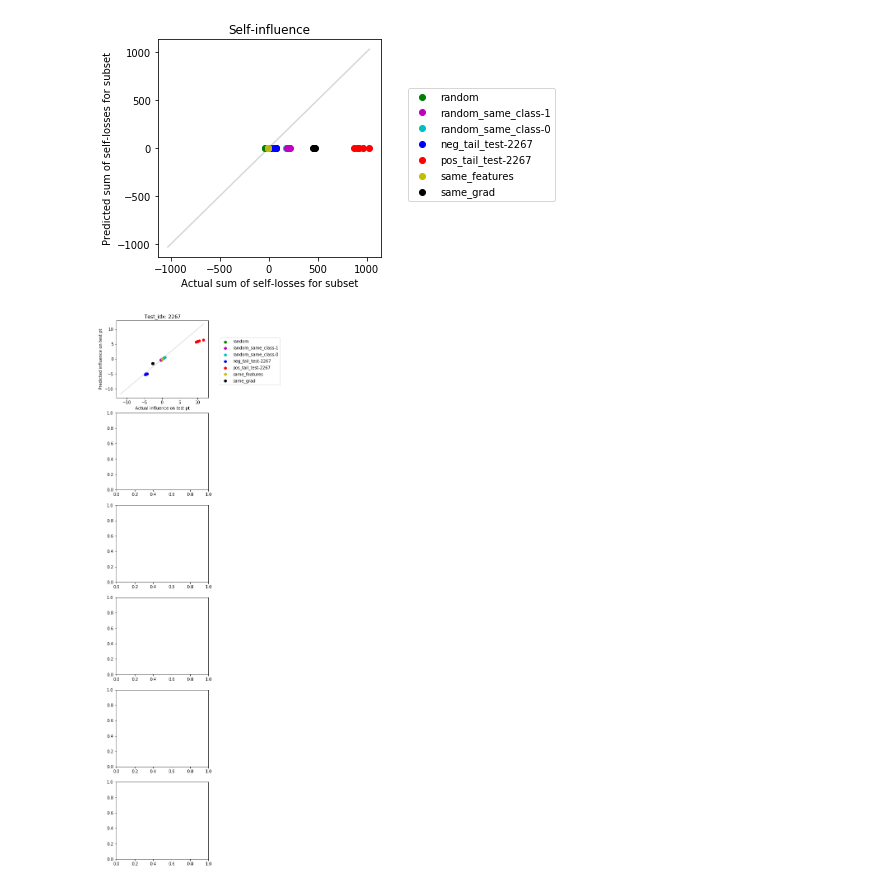
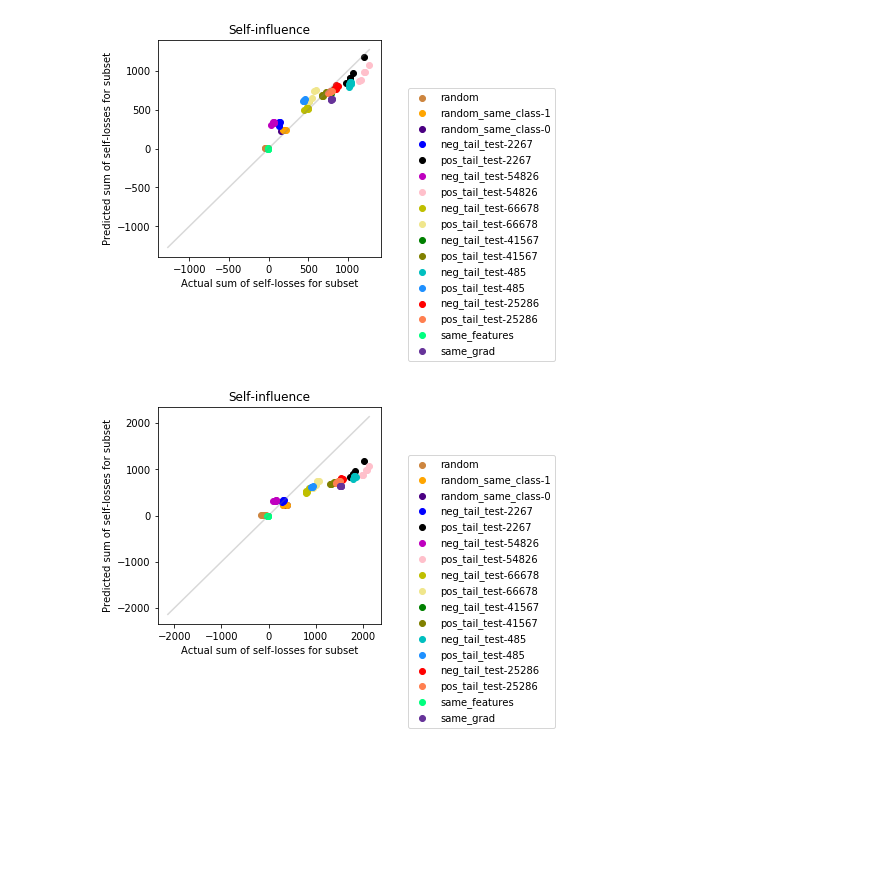
Before and after one commit to bbbert/influence-release, a Jupyter notebook: scripts/explore_infl_logreg.ipynb, the cells around one changed output. Drawn from its saved outputs; the diff is of its cells as text; code cells hidden in the pictures; blank space fills up the shorter version.

```diff
--- a/scripts/explore_infl_logreg.ipynb
+++ b/scripts/explore_infl_logreg.ipynb
@@ -19,6 +22,8 @@ import IPython
 # %%
 data_folder = '../output-explore-infl-logreg/'
-data_filename = 'explore-infl-logreg-data-hospital-prop-0.1-subsets-5-subset_seed-13-center-data-False.npz'
+data_filenames = ['explore-infl-logreg-data-hospital-prop-0.1-subsets-5-subset_seed-13-center-data-False.npz',
+                 'explore-infl-logreg-data-hospital-prop-0.1-subsets-6-subset_seed-13-center-data-False.npz']
+data_filename = data_filenames[0]
 f = np.load(os.path.join(data_folder, data_filename))
 f = collections.defaultdict(lambda: None, f)
 
@@ -46,7 +51,7 @@ if subset_self_pred_margin_influences is None:
     subset_self_pred_margin_influences = f['subset_self_margin_influences']
 
 unique_tags = np.unique(subset_tags)
-unique_subset_colors = ['b', 'r', 'g', 'c', 'm', 'y', 'k']
+unique_subset_colors = ['b', 'r', 'g', 'c', 'm', 'y', 'k', 'coral', 'olive', 'dodgerblue', 'pink', 'khaki', 'peru', 'indigo', 'orange', 'springgreen', 'rebeccapurple']
 assert len(unique_subset_colors) >= len(unique_tags)
 tag_to_color = dict(zip(unique_tags, range(len(unique_tags))))
 subset_colors = [unique_subset_colors[tag_to_color[tag]] for tag in subset_tags]
@@ -71,6 +76,8 @@ def plot_self_infl_data(mode='loss'):
         subset_initial_losses = np.sum(init[indices])
         subset_retrained_losses = np.sum(subset_train[subset_num][indices])
         subset_actl_infl = subset_retrained_losses - subset_initial_losses
+        if mode == 'margin':
+            subset_actl_infl *= -1
         subset_pred_infl = subset_self_infl[subset_num]
         W = max(W, np.max(np.abs(subset_actl_infl)), np.max(np.abs(subset_pred_infl)))
         if subset_tags[subset_num] not in labels:
@@ -93,7 +100,7 @@ def plot_test_pt_data(mode='loss'):
     fig, axs = plt.subplots(len(test_points), 1, figsize=(4, 4 * len(test_points)), squeeze=False)
 
     for i, test_idx in enumerate(test_points):
-        if i > 0: break
+        #if i > 0: break
         W = 0
         if mode == 'loss':
             init = initial_test_losses
@@ -110,6 +117,8 @@ def plot_test_pt_data(mode='loss'):
         for subset_num, indices in enumerate(subset_indices):
             subset_retrained_losses = np.array(subset_test[subset_num][test_idx])
             subset_actl_infl = subset_retrained_losses - subset_initial_losses
+            if mode == 'margin':
+                subset_actl_infl *= -1
             subset_pred_infl = np.sum(fixed_test_pred[i][indices])
             if subset_tags[subset_num] not in labels:
                 label = subset_tags[subset_num]
@@ -126,9 +135,9 @@ def plot_test_pt_data(mode='loss'):
         axs[i][0].set_ylabel('Predicted influence on test pt')
 # %%
 plot_self_infl_data()
-#plot_self_infl_data('margin')
+plot_self_infl_data('margin')
 plot_test_pt_data()
-#plot_test_pt_data('margin')
+plot_test_pt_data('margin')
 # %% [output]
-[figure, old version]
+[figure, new version]
-[figure, old version]
+[figure, new version]
```
Also changed, not shown: parts of 2 cells of this notebook, 2 other files.
